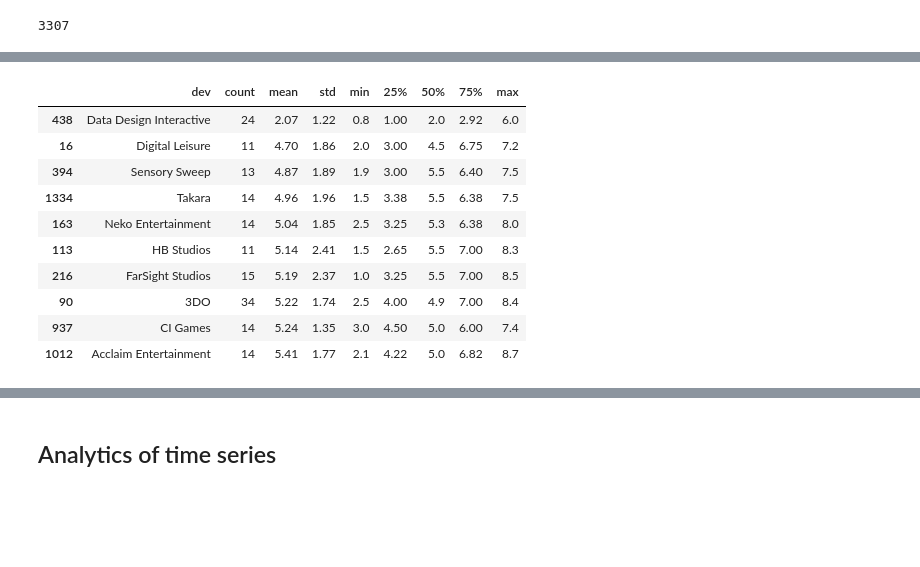
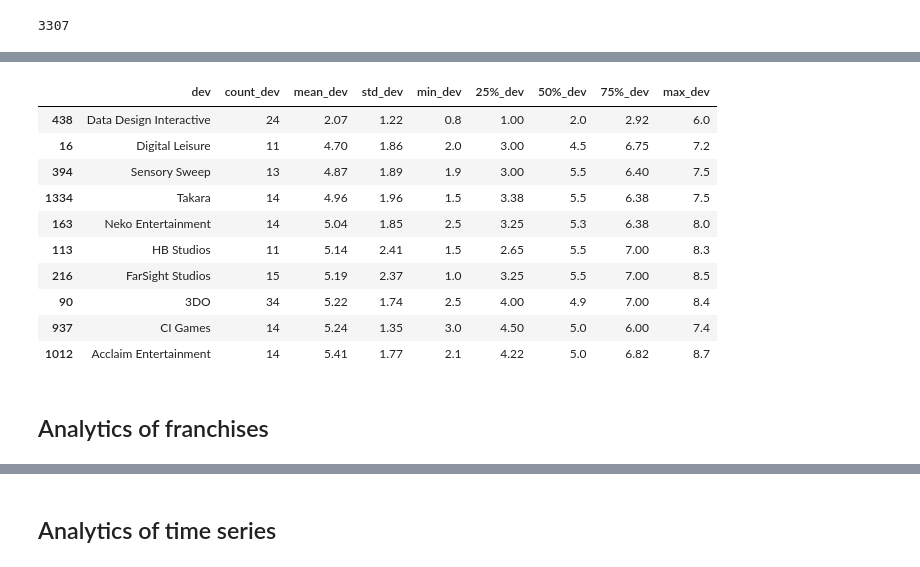
Before and after one commit to al-barbosa/IGN-analytics, a Jupyter notebook: Untitled.ipynb, the cells around one changed output, grey strips where cells are left out. Drawn from its saved outputs; the diff is of its cells as text; code cells hidden in the pictures; blank space fills up the shorter version.

```diff
--- a/Untitled.ipynb
+++ b/Untitled.ipynb
@@ -367,10 +394,10 @@ devs_list = []
 for dev in devs_dict:
     current_dev = {}
     current_dev['dev'] = dev
-    current_dev['count'] = len(devs_dict[dev])
-    current_dev['mean'] = np.mean(devs_dict[dev])
-    current_dev['std'] = np.std(devs_dict[dev])
-    current_dev['min'], current_dev['25%'], current_dev['50%'], current_dev['75%'], current_dev['max'] = np.quantile(devs_dict[dev], [0,0.25,0.5,0.75,1])
+    current_dev['count_dev'] = len(devs_dict[dev])
+    current_dev['mean_dev'] = np.mean(devs_dict[dev])
+    current_dev['std_dev'] = np.std(devs_dict[dev])
+    current_dev['min_dev'], current_dev['25%_dev'], current_dev['50%_dev'], current_dev['75%_dev'], current_dev['max_dev'] = np.quantile(devs_dict[dev], [0,0.25,0.5,0.75,1])
 
 
     devs_list.append(current_dev)
@@ -433,9 +460,9 @@ devs_df[devs_df['count'] > 10].sort_values('mean', ascending=False)[:10].round(2
 | 295 | Epic Games | 22 | 8.52 | 0.77 | 6.5 | 8.05 | 8.55 | 9.00 | 9.6 |
 | 176 | Arkane Studios | 11 | 8.43 | 0.76 | 7.5 | 8.00 | 8.00 | 9.00 | 10.0 |
 # %%
-devs_df[devs_df['count'] > 10].sort_values('mean', ascending=True)[:10].round(2)
+devs_df[devs_df['count_dev'] > 10].sort_values('mean_dev', ascending=True)[:10].round(2)
 # %% [output]
-|  | dev | count | mean | std | min | 25% | 50% | 75% | max |
+|  | dev | count_dev | mean_dev | std_dev | min_dev | 25%_dev | 50%_dev | 75%_dev | max_dev |
 | 438 | Data Design Interactive | 24 | 2.07 | 1.22 | 0.8 | 1.00 | 2.0 | 2.92 | 6.0 |
 | 16 | Digital Leisure | 11 | 4.70 | 1.86 | 2.0 | 3.00 | 4.5 | 6.75 | 7.2 |
 | 394 | Sensory Sweep | 13 | 4.87 | 1.89 | 1.9 | 3.00 | 5.5 | 6.40 | 7.5 |
@@ -446,3 +473,5 @@ devs_df[devs_df['count'] > 10].sort_values('mean', ascending=True)[:10].round(2)
 | 90 | 3DO | 34 | 5.22 | 1.74 | 2.5 | 4.00 | 4.9 | 7.00 | 8.4 |
 | 937 | CI Games | 14 | 5.24 | 1.35 | 3.0 | 4.50 | 5.0 | 6.00 | 7.4 |
 | 1012 | Acclaim Entertainment | 14 | 5.41 | 1.77 | 2.1 | 4.22 | 5.0 | 6.82 | 8.7 |
+# %% [markdown]
+## Analytics of franchises
```
Also changed, not shown: parts of 24 cells of this notebook.
